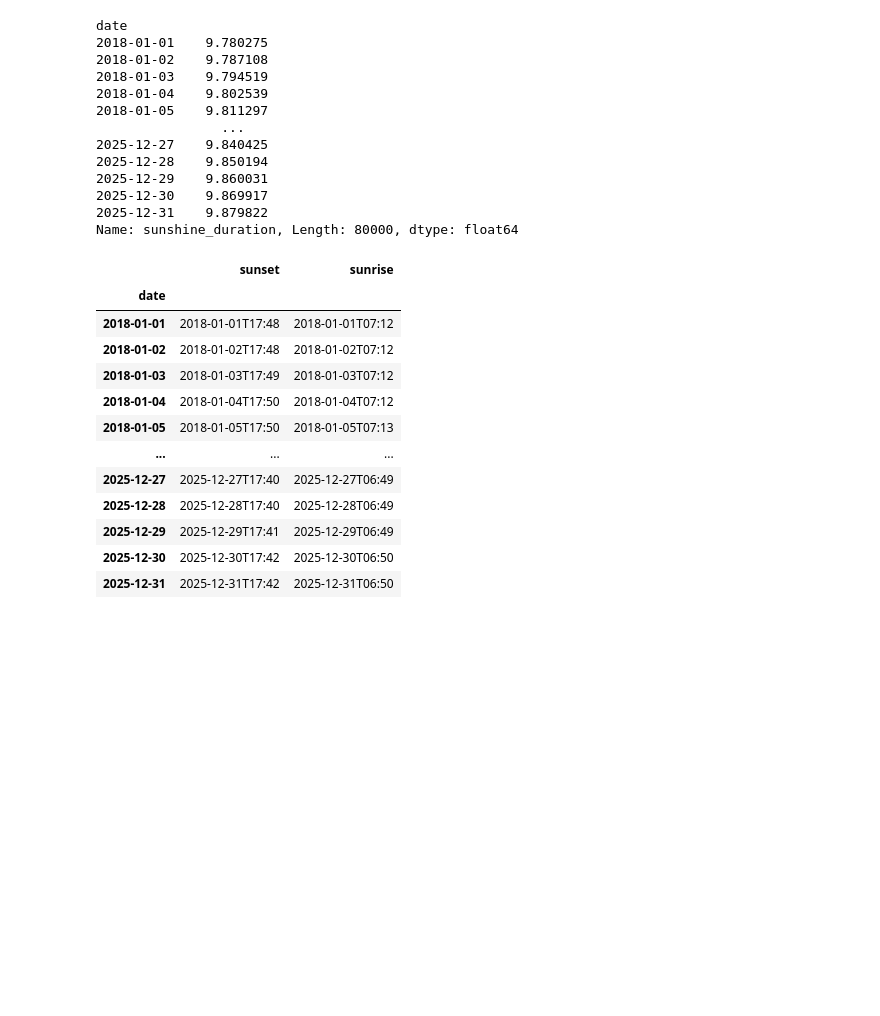
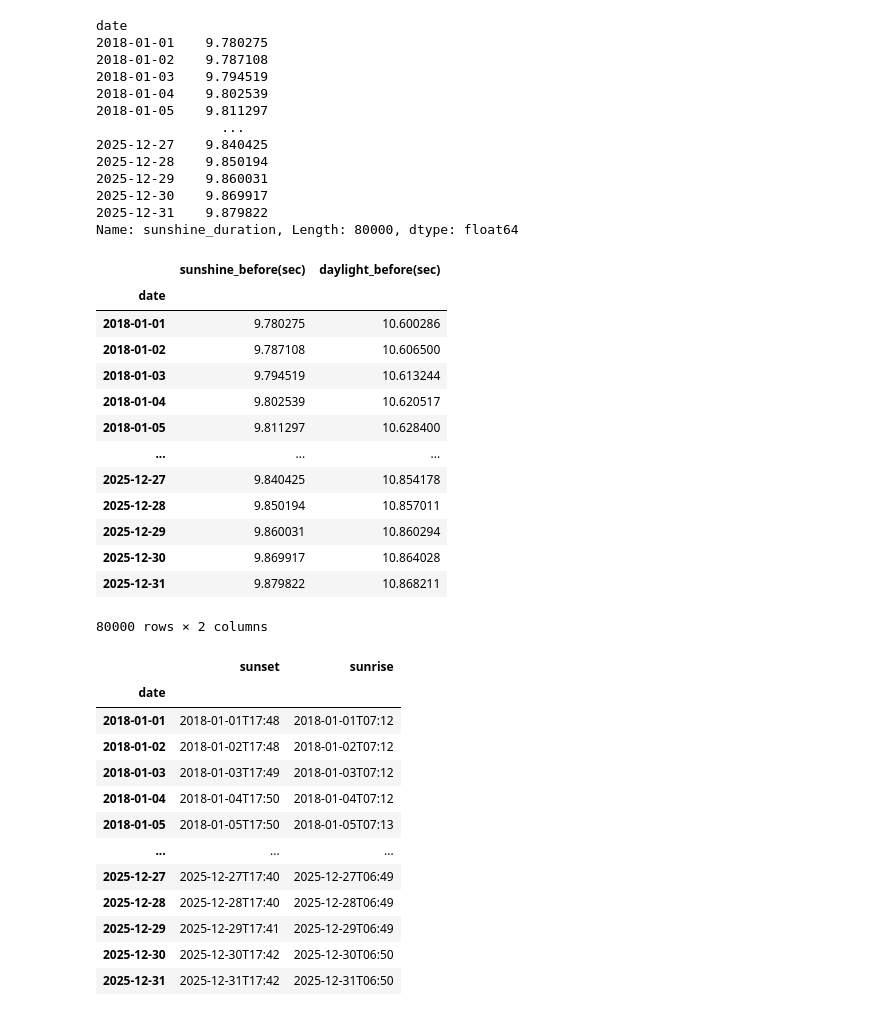
Before and after one commit to niharika-1806/Weather_Data_Analysis_Project, a Jupyter notebook: Weather_Analysis.ipynb, the cells around one changed output. Drawn from its saved outputs; the diff is of its cells as text; code cells hidden in the pictures; blank space fills up the shorter version.

Commit message:
Performed data preprocessing and feature engineering

```diff
--- a/Weather_Analysis.ipynb
+++ b/Weather_Analysis.ipynb
@@ -289,6 +292,25 @@ date
 2025-12-30    9.869917
 2025-12-31    9.879822
 Name: sunshine_duration, Length: 80000, dtype: float64
+# %%
+sunshine_compare=pd.DataFrame()
+sunshine_compare[['sunshine_before(sec)', 'daylight_before(sec)']]= df[['sunshine_duration', 'daylight_duration']]
+sunshine_compare
+# %% [output]
+|  | sunshine_before(sec) | daylight_before(sec) |
+| date |  |  |
+| 2018-01-01 | 9.780275 | 10.600286 |
+| 2018-01-02 | 9.787108 | 10.606500 |
+| 2018-01-03 | 9.794519 | 10.613244 |
+| 2018-01-04 | 9.802539 | 10.620517 |
+| 2018-01-05 | 9.811297 | 10.628400 |
+| ... | ... | ... |
+| 2025-12-27 | 9.840425 | 10.854178 |
+| 2025-12-28 | 9.850194 | 10.857011 |
+| 2025-12-29 | 9.860031 | 10.860294 |
+| 2025-12-30 | 9.869917 | 10.864028 |
+| 2025-12-31 | 9.879822 | 10.868211 |
+80000 rows × 2 columns
 # %%
 df[['sunset', 'sunrise']]
 # %% [output]
```
Also changed, not shown: parts of 19 cells of this notebook.
